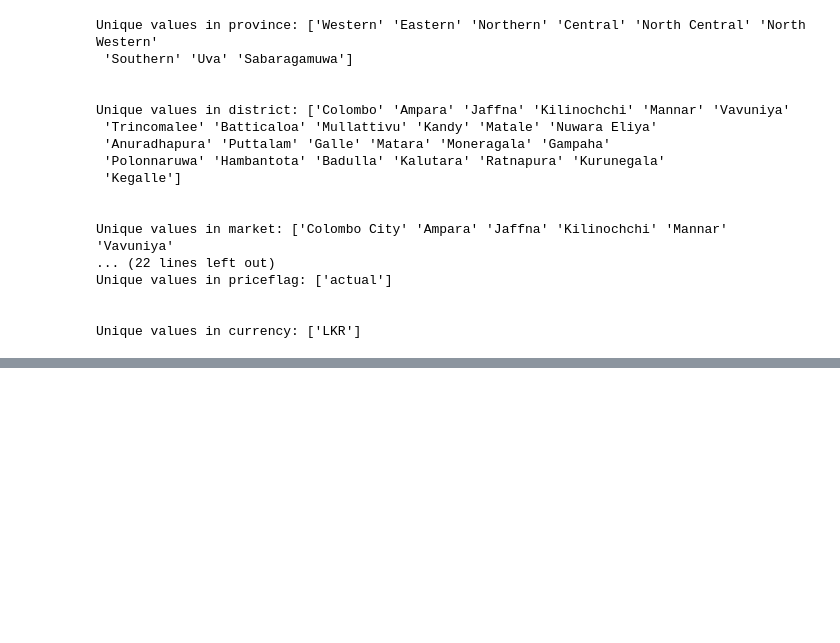
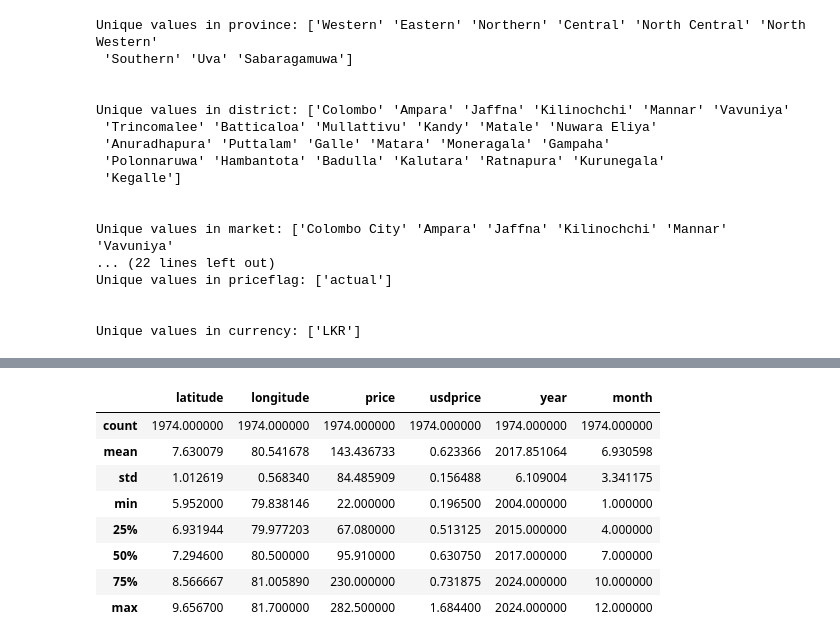
Before and after one commit to HChandeepa/Sri_Lanka_Food_Prices_Analysis, a Jupyter notebook: Sri_Lanka_Food_Prices_CW.ipynb, the cells around one changed output, grey strips where cells are left out. Drawn from its saved outputs; the diff is of its cells as text; code cells hidden in the pictures; blank space fills up the shorter version.

```diff
--- a/Sri_Lanka_Food_Prices_CW.ipynb
+++ b/Sri_Lanka_Food_Prices_CW.ipynb
@@ -420,0 +327,12 @@ df_ml.printSchema()
+# %%
+df2.describe()
+# %% [output]
+|  | latitude | longitude | price | usdprice | year | month |
+| count | 1974.000000 | 1974.000000 | 1974.000000 | 1974.000000 | 1974.000000 | 1974.000000 |
+| mean | 7.630079 | 80.541678 | 143.436733 | 0.623366 | 2017.851064 | 6.930598 |
+| std | 1.012619 | 0.568340 | 84.485909 | 0.156488 | 6.109004 | 3.341175 |
+| min | 5.952000 | 79.838146 | 22.000000 | 0.196500 | 2004.000000 | 1.000000 |
+| 25% | 6.931944 | 79.977203 | 67.080000 | 0.513125 | 2015.000000 | 4.000000 |
+| 50% | 7.294600 | 80.500000 | 95.910000 | 0.630750 | 2017.000000 | 7.000000 |
+| 75% | 8.566667 | 81.005890 | 230.000000 | 0.731875 | 2024.000000 | 10.000000 |
+| max | 9.656700 | 81.700000 | 282.500000 | 1.684400 | 2024.000000 | 12.000000 |
```
Also changed, not shown: parts of 19 cells of this notebook.
